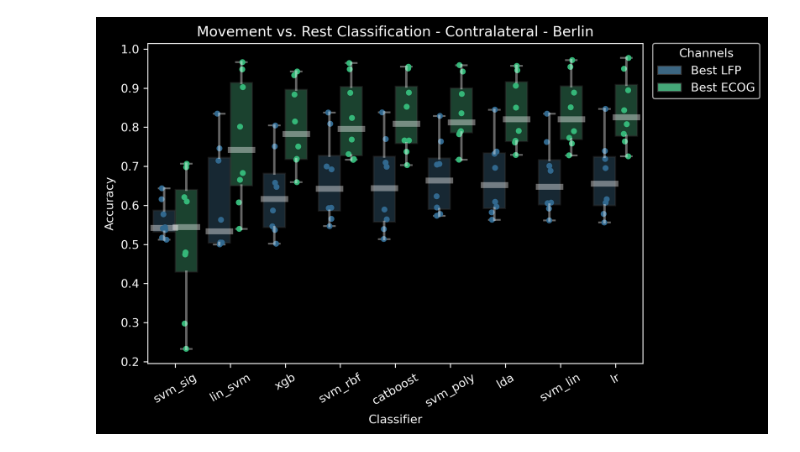
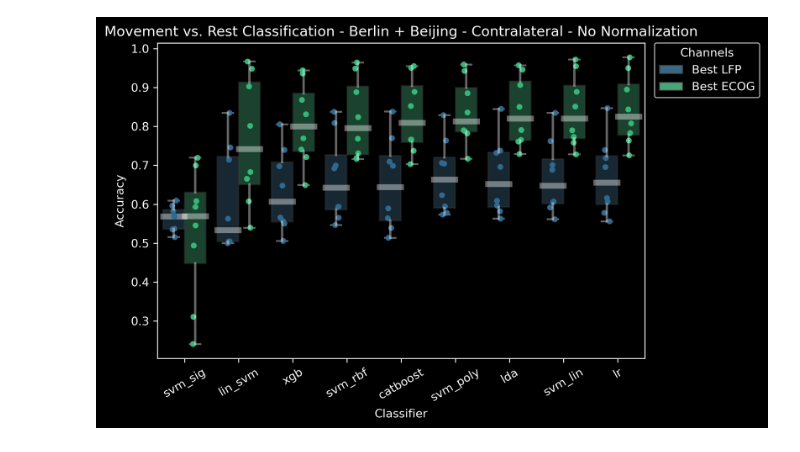
Before and after one commit to neuromodulation/py_neuromodulation, a Jupyter notebook: classification/MotOnsetPred_compare_performance_classifiers.ipynb, the cells around one changed output. Cells and saved outputs as stored; diff of their text form; code cells hidden in the pictures.

```diff
--- a/classification/MotOnsetPred_compare_performance_classifiers.ipynb
+++ b/classification/MotOnsetPred_compare_performance_classifiers.ipynb
@@ -87,5 +90,5 @@ def get_all_files(path, suffix, get_bids=False, prefix=None, bids_root=None,
 # %%
-root = r'C:\Users\richa\OneDrive - Charité - Universitätsmedizin Berlin\PROJECT_motor_onset_results\MotOnsetPred_2021-06-10_compare_norm+classifiers'
+root = r'C:\Users\richa\OneDrive - Charité - Universitätsmedizin Berlin\PROJECT_motor_onset_results\MotOnsetPred_2021-06-10_add_HFA_no_norm'
 
 files = get_all_files(
     path=root,
@@ -317,33 +272,34 @@ plt.figure(figsize=(8,5), dpi=300)
 #order = ['lr', 'lda', 'svm_lin', 'xgb']
 x = "Classifier"
 y = "Accuracy"
 hue = "Channel"
 clfs = df['Classifier'].unique()
 ecog_mean = dict()
 df_ecog = df[df['Channel'] == 'Best ECOG']
 for clf in clfs:
     ecog_mean[clf] = df_ecog[df_ecog['Classifier'] == clf]['Accuracy'].mean()
-order = {k: v for k, v in sorted(ecog_mean.items(), key=lambda item: item[1])}.keys()
+ecog_mean = {k: v for k, v in sorted(ecog_mean.items(), key=lambda item: item[1])}
+order = ecog_mean.keys()
 sb.boxplot(x=x, y=y, hue=hue, order=order, data=df,
            palette="viridis", showmeans=False, boxprops=dict(alpha=alpha_box),
            showcaps=True, showbox=True, showfliers=False, notch=False,
            whiskerprops={'linewidth':2, "zorder":10, "alpha":alpha_box, "color":'white'},
            capprops={"alpha":alpha_box,"color":'white'},
            medianprops=dict(linestyle='-', linewidth=5, color="white", alpha=alpha_box))
 
 ax = sb.stripplot(x=x, y=y, hue=hue, order=order, data=df,
                   palette="viridis", dodge=True, s=5)
 
 plt.xticks(rotation=30)
 xlabels = [item.get_text() for item in ax.get_xticklabels()]
 new_xlabels = [xtick.replace(' ','\n') for xtick in xlabels]
 ax.set_xticklabels(new_xlabels)
 #plt.xlabel(xlabel = 'Features (ms)')
 handles, labels = ax.get_legend_handles_labels()
 l = plt.legend(handles[:len(handles)//2], labels[:len(labels)//2], bbox_to_anchor=(1.02, 1),
                loc=2, borderaxespad=0., title='Channels')
-plt.title("Movement vs. Rest Classification - Contralateral - Berlin")
+plt.title("Movement vs. Rest Classification - Berlin + Beijing - Contralateral - No Normalization")
 plt.tight_layout()
 plt.savefig(outpath)
 # %% [output]
-[figure, old version]
+[figure, new version]
```
Also changed, not shown: parts of 21 cells of this notebook, 8 other files.
